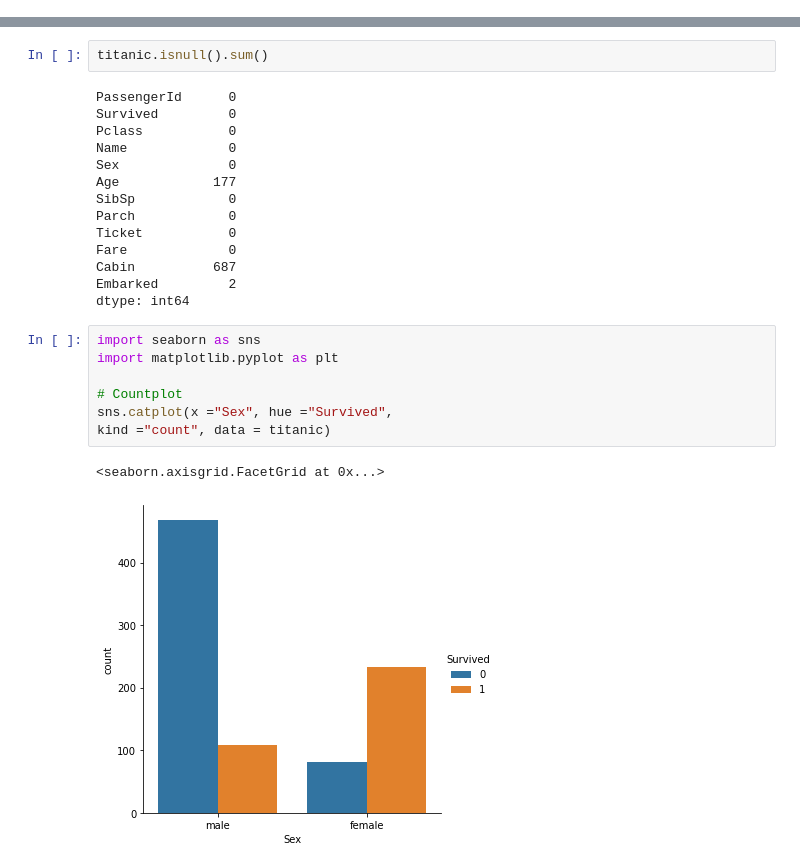
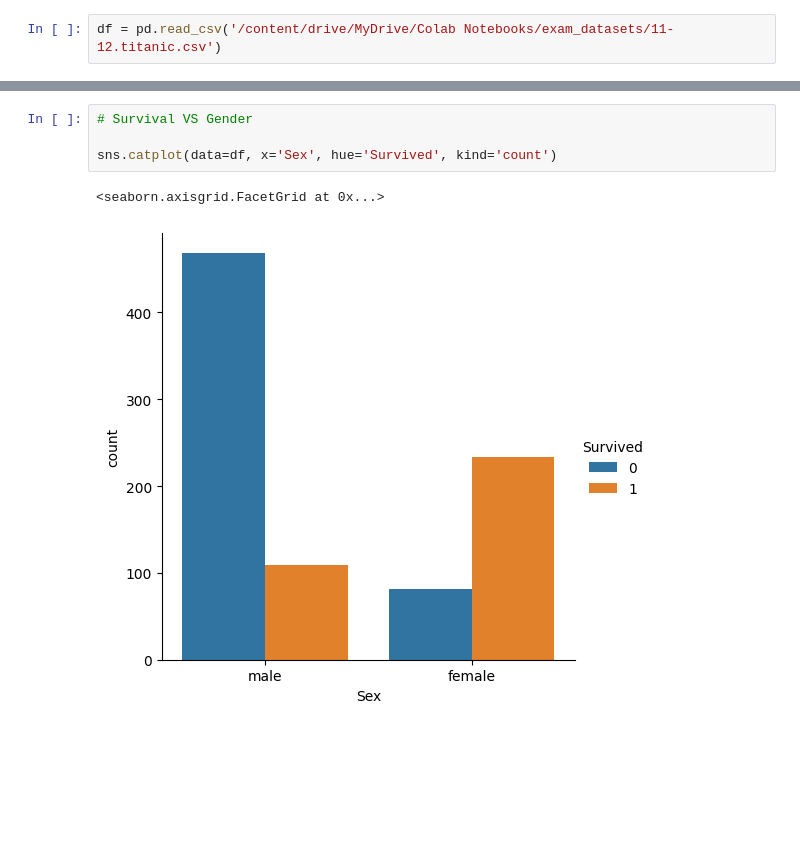
Before and after one commit to tushar-cero/LabPracticalsTE, a Jupyter notebook: DSBDAL/practical_exam_11-12.ipynb, the cells around one changed output, grey strips where cells are left out. Saved outputs shown, nothing was run; the diff lists cells and outputs as text; blank space fills up the shorter version.

```diff
--- a/DSBDAL/practical_exam_11-12.ipynb
+++ b/DSBDAL/practical_exam_11-12.ipynb
@@ -7,0 +17,2 @@ is distributed by plotting a histogram.
+# %%
+df = pd.read_csv('/content/drive/MyDrive/Colab Notebooks/exam_datasets/11-12.titanic.csv')
@@ -33,26 +60,7 @@ titanic
-# %%
-titanic.isnull().sum()
-# %% [output]
-PassengerId      0
-Survived         0
-Pclass           0
-Name             0
-Sex              0
-Age            177
-SibSp            0
-Parch            0
-Ticket           0
-Fare             0
-Cabin          687
-Embarked         2
-dtype: int64
 # %%
-import seaborn as sns
-import matplotlib.pyplot as plt
+# Survival VS Gender
 
-# Countplot
-sns.catplot(x ="Sex", hue ="Survived",
-kind ="count", data = titanic)
+sns.catplot(data=df, x='Sex', hue='Survived', kind='count')
 # %% [output]
 <seaborn.axisgrid.FacetGrid at 0x...>
-[figure, old version]
+[figure, new version]
```
Also changed, not shown: parts of 24 cells of this notebook.
